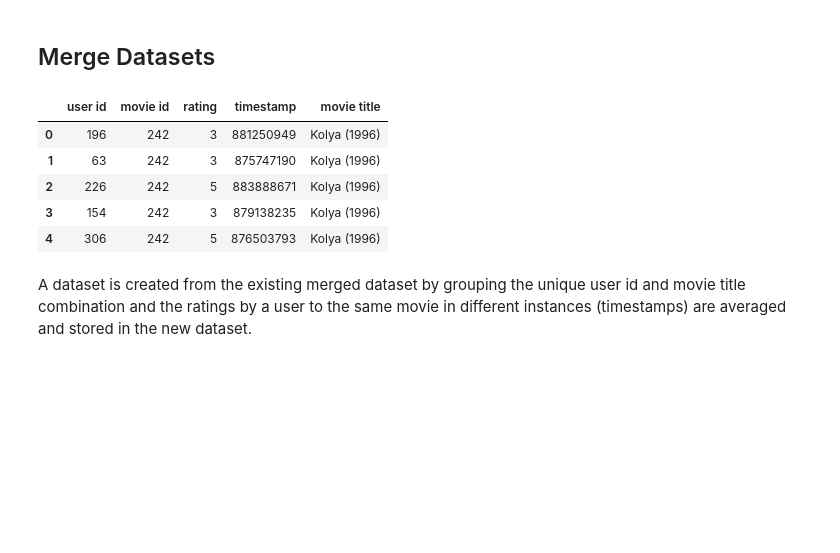
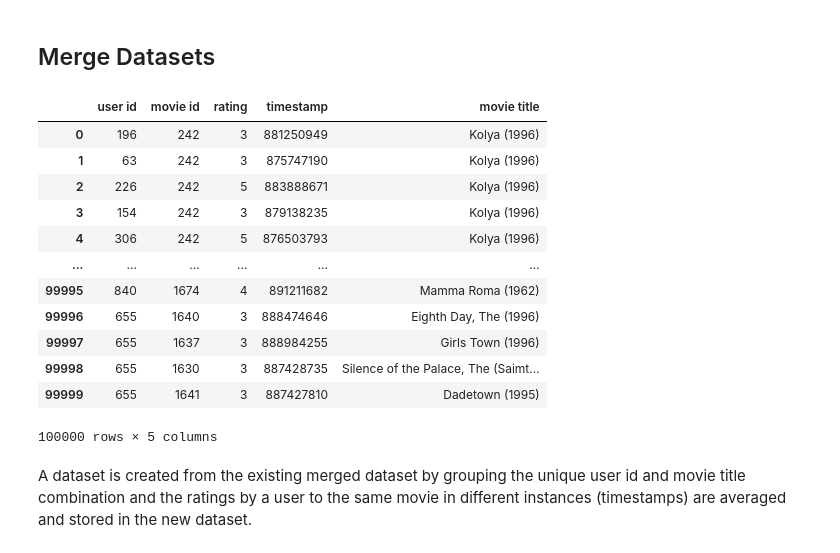
Before and after one commit to infinitespeedofpropagation/MATH578PROJECT, a Jupyter notebook: KM-DRAFT CODE 1 - SIMPLE RECOMMENDER.ipynb, the cells around one changed output. Saved outputs shown, nothing was run; the diff lists cells and outputs as text; code cells hidden in the pictures; blank space fills up the shorter version.

```diff
--- a/KM-DRAFT CODE 1 - SIMPLE RECOMMENDER.ipynb
+++ b/KM-DRAFT CODE 1 - SIMPLE RECOMMENDER.ipynb
@@ -93,14 +112,21 @@ len(items_dataset.groupby(by=column_names2[1:])),len(items_dataset)
 ## Merge Datasets
 # %%
 merged_dataset = pd.merge(dataset, movie_dataset, how='inner', on='movie id')
-merged_dataset.head()
+merged_dataset
 # %% [output]
 |  | user id | movie id | rating | timestamp | movie title |
 | 0 | 196 | 242 | 3 | 881250949 | Kolya (1996) |
 | 1 | 63 | 242 | 3 | 875747190 | Kolya (1996) |
 | 2 | 226 | 242 | 5 | 883888671 | Kolya (1996) |
 | 3 | 154 | 242 | 3 | 879138235 | Kolya (1996) |
 | 4 | 306 | 242 | 5 | 876503793 | Kolya (1996) |
+| ... | ... | ... | ... | ... | ... |
+| 99995 | 840 | 1674 | 4 | 891211682 | Mamma Roma (1962) |
+| 99996 | 655 | 1640 | 3 | 888474646 | Eighth Day, The (1996) |
+| 99997 | 655 | 1637 | 3 | 888984255 | Girls Town (1996) |
+| 99998 | 655 | 1630 | 3 | 887428735 | Silence of the Palace, The (Saimt... |
+| 99999 | 655 | 1641 | 3 | 887427810 | Dadetown (1995) |
+100000 rows × 5 columns
 # %% [markdown]
 A dataset is created from the existing merged dataset by grouping the unique user id and movie title combination and the ratings by a user to the same movie in different instances (timestamps) are averaged and stored in the new dataset.
 # %% [markdown]
```
Also changed, not shown: parts of 5 cells of this notebook, 1 other file.
